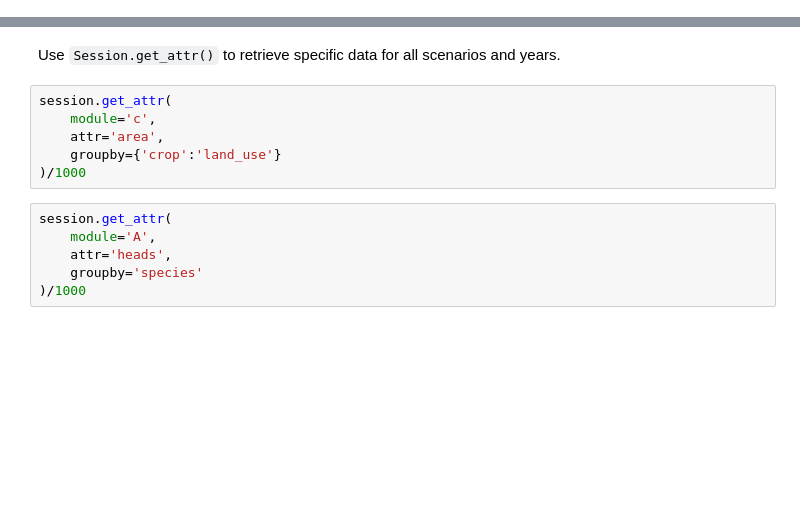
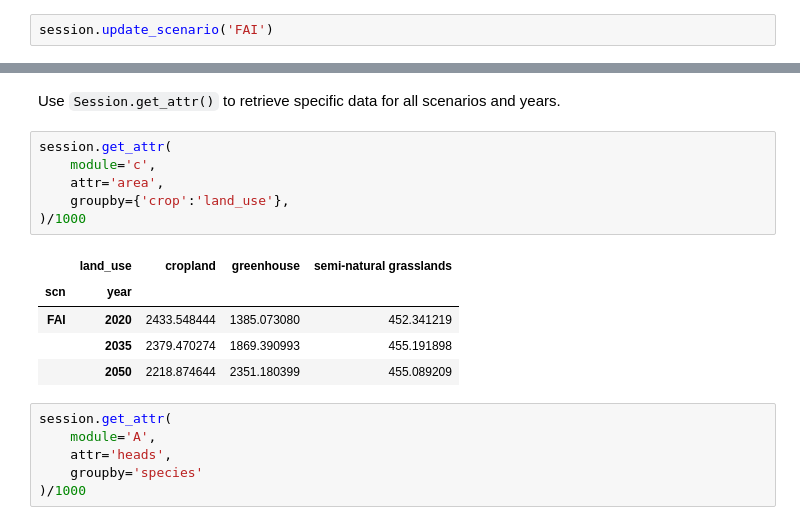
Before and after one commit to SLU-foodsystems/CIBUSmod, a Jupyter notebook: notebooks/run_scn.ipynb, the cells around one changed output, grey strips where cells are left out. Saved outputs shown, nothing was run; the diff lists cells and outputs as text; blank space fills up the shorter version.

```diff
--- a/notebooks/run_scn.ipynb
+++ b/notebooks/run_scn.ipynb
@@ -57,6 +56,8 @@ session.add_scenario(
 # )
 # %% [output]
 A scenario with the name 'FAI' already exists use .update_scenario() or .remove_scenario() instead.
+# %%
+session.update_scenario('FAI')
 # %% [markdown]
 Next, we initialise all model modules (python classes) that handle the calculations.
 
@@ -270,9 +289,15 @@ Use `Session.get_attr()` to retrieve specific data for all scenarios and years.
 # %%
 session.get_attr(
     module='c',
     attr='area',
-    groupby={'crop':'land_use'}
+    groupby={'crop':'land_use'},
 )/1000
+# %% [output]
+|  | land_use | cropland | greenhouse | semi-natural grasslands |
+| scn | year |  |  |  |
+| FAI | 2020 | 2433.548444 | 1385.073080 | 452.341219 |
+|  | 2035 | 2379.470274 | 1869.390993 | 455.191898 |
+|  | 2050 | 2218.874644 | 2351.180399 | 455.089209 |
 # %%
 session.get_attr(
     module='A',
```
Also changed, not shown: parts of 5 cells of this notebook.
